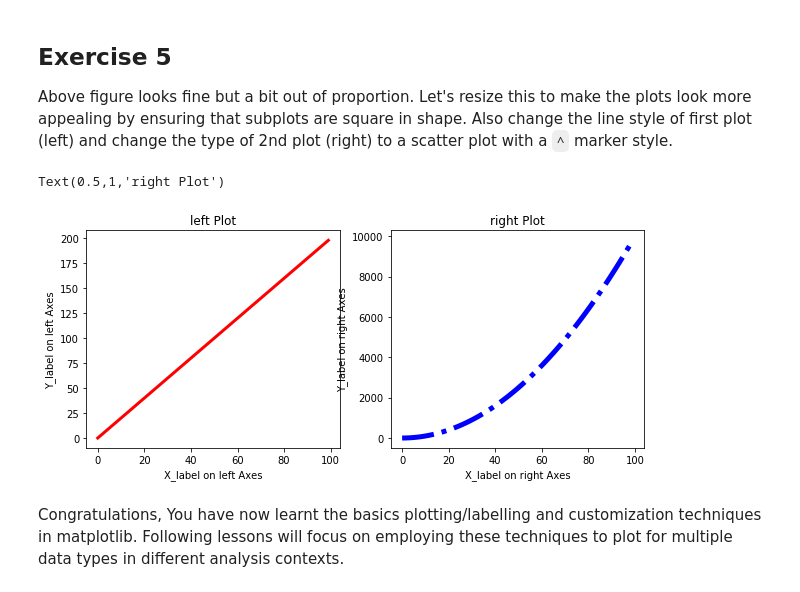
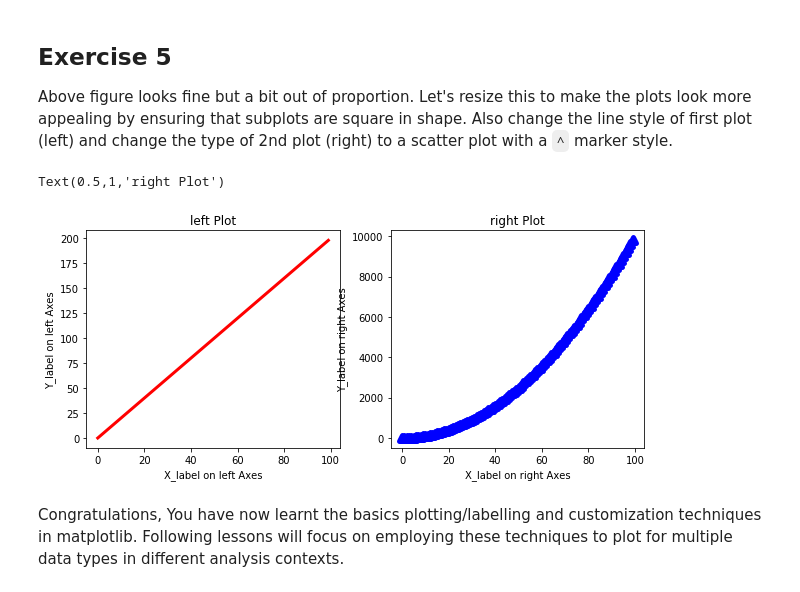
Before and after one commit to jdmitchell0216/dsc-1-03-13-customizing-visualizations-with-matplotlib-lab-nyc-ds-career-012819, a Jupyter notebook: index.ipynb, the cells around one changed output. Cells and saved outputs as stored; diff of their text form; code cells hidden in the pictures.

```diff
--- a/index.ipynb
+++ b/index.ipynb
@@ -157,18 +157,18 @@ Above figure looks fine but a bit out of proportion. Let's resize this to make t
 # %%
 fig3 = plt.figure(figsize=(10,4))
 ax1 = fig3.add_subplot(121)
 ax2 = fig3.add_subplot(122)
 ax1.plot(x, y, linewidth = 3, linestyle = '-', color = 'red')
-ax2.scatter(x, z, linewidth = 5, linestyle = '-.', color = 'blue')
+ax2.scatter(x, z, linewidth = 5, marker = '^', color = 'blue')
 ax1.set_xlabel('X_label on left Axes')
 ax1.set_ylabel('Y_label on left Axes')
 ax1.set_title('left Plot')
 ax2.set_xlabel('X_label on right Axes')
 ax2.set_ylabel('Y_label on right Axes')
 ax2.set_title('right Plot')
 # %% [output]
 Text(0.5,1,'right Plot')
-[figure, old version]
+[figure, new version]
 # %% [markdown]
 Congratulations, You have now learnt the basics plotting/labelling and customization techniques in matplotlib. Following lessons will focus on employing these techniques to plot for multiple data types in different analysis contexts.
 # %% [markdown]
```
